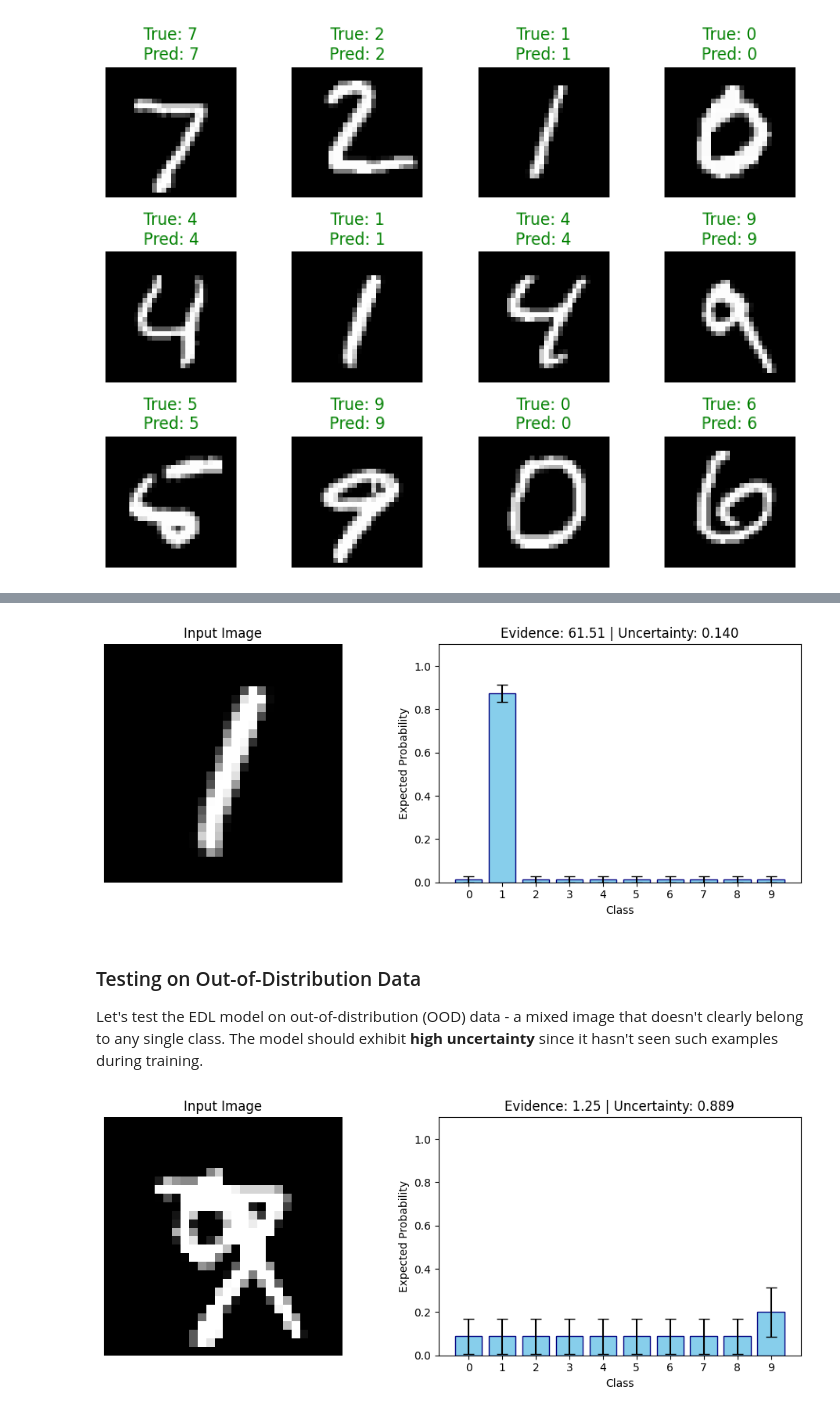
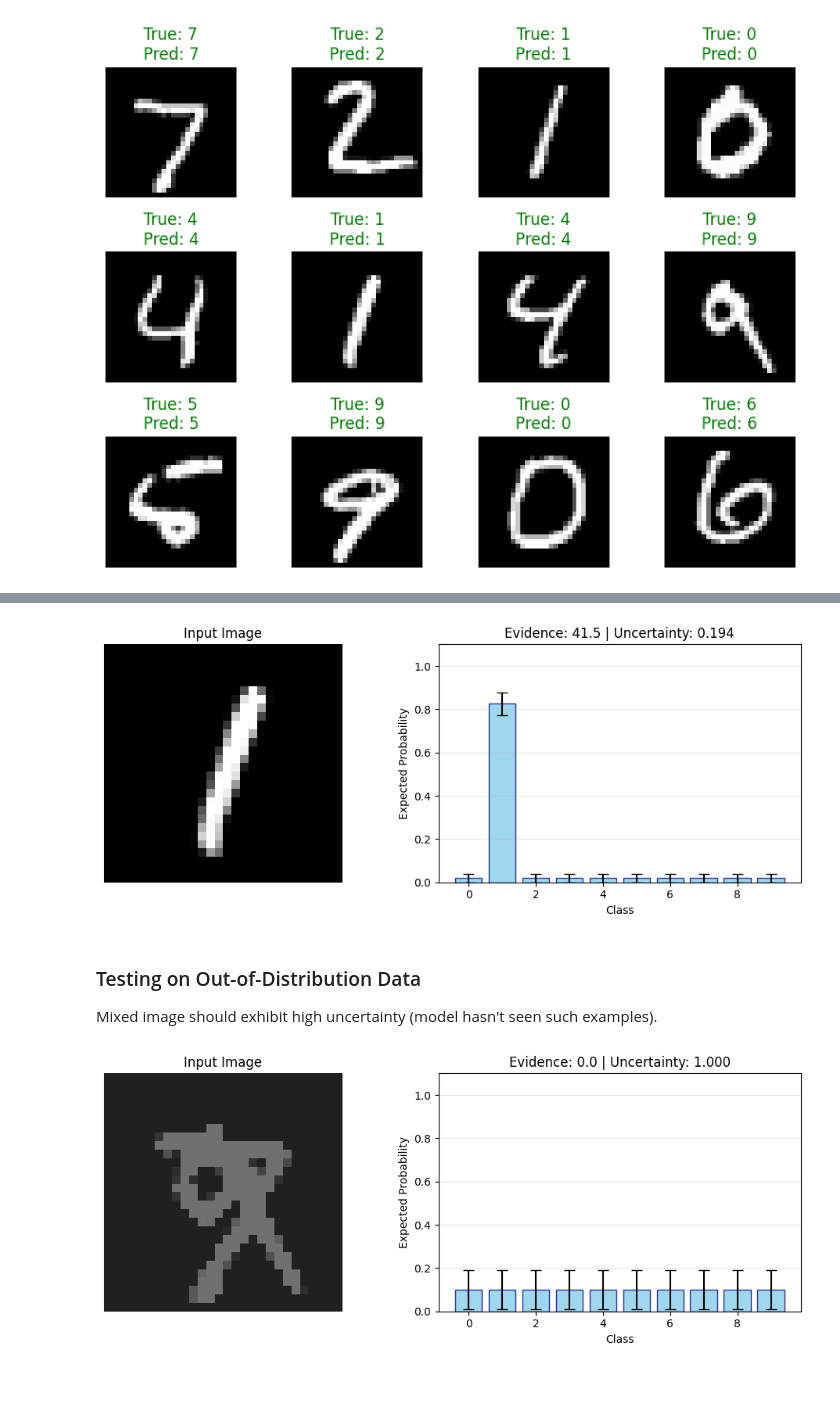
Before and after one commit to nimalu/evidential-deep-learning, a Jupyter notebook: mnist-edl.ipynb, the cells around one changed output, grey strips where cells are left out. Cells and saved outputs as stored; diff of their text form; code cells hidden in the pictures; blank space fills up the shorter version.

```diff
--- a/mnist-edl.ipynb
+++ b/mnist-edl.ipynb
@@ -442,49 +331,48 @@ For in-distribution examples (like MNIST digits), the model should have:
 # %%
-def plot_probs(outputs, img):
-    # 1. Convert raw outputs to Dirichlet parameters
+def plot_edl_probs(outputs: torch.Tensor, img: torch.Tensor):
+    """Visualize EDL predictions with uncertainty."""
     evidence = F.softplus(outputs)
-    alpha = evidence + 1
-    S = torch.sum(alpha, dim=0, keepdim=True)
+    alpha = evidence + 1.0
+    S = torch.sum(alpha)
 
-    # 2. Compute Mean (Expected Probabilities)
-    probs = (alpha / S).squeeze().detach().cpu().numpy()
+    probs = (alpha / S).detach().cpu().numpy()
+    variance = (alpha * (S - alpha)) / (S ** 2 * (S + 1))
+    std_dev = torch.sqrt(variance).detach().cpu().numpy()
 
-    # 3. Compute Variance and Standard Deviation for error bars
-    # Var = [alpha * (S - alpha)] / [S^2 * (S + 1)]
-    variance = (alpha * (S - alpha)) / (S**2 * (S + 1))
-    std_dev = torch.sqrt(variance).squeeze().detach().cpu().numpy()
+    uncertainty = NUM_CLASSES / S.item()
+    total_evidence = S.item() - NUM_CLASSES
 
-    # 4. Plotting
     fig, axs = plt.subplots(1, 2, figsize=(10, 4))
 
-    axs[0].imshow(img.reshape(28, 28), cmap="gray")
+    img_display = img.reshape(28, 28).cpu() * MNIST_STD + MNIST_MEAN
+    axs[0].imshow(img_display, cmap="gray", vmin=0, vmax=1)
     axs[0].set_title("Input Image")
     axs[0].axis("off")
 
-    classes = range(len(probs))
-    axs[1].bar(classes, probs, yerr=std_dev, capsize=5, color='skyblue', edgecolor='navy')
-    axs[1].set_xticks(classes)
+    axs[1].bar(range(len(probs)), probs, yerr=std_dev, capsize=5,
+               color='skyblue', edgecolor='navy', alpha=0.8)
     axs[1].set_xlabel("Class")
     axs[1].set_ylabel("Expected Probability")
-    axs[1].set_ylim(0, 1.1) # Extra space for error bars
-    total_evidence = S.item() - len(probs)
-    axs[1].set_title(f"Evidence: {total_evidence:.2f} | Uncertainty: {len(probs)/S.item():.3f}")
+    axs[1].set_ylim(0, 1.1)
+    axs[1].set_title(f"Evidence: {total_evidence:.1f} | Uncertainty: {uncertainty:.3f}")
+    axs[1].grid(axis='y', alpha=0.3)
 
     fig.tight_layout()
     return fig, axs
 
 image = images[5]
 outputs = logits[5]
-fig, axs = plot_probs(outputs, image)
+fig, axs = plot_edl_probs(outputs, image)
 # %% [output]
-[figure, old version]
+[figure, new version]
 # %% [markdown]
 ### Testing on Out-of-Distribution Data
 
-Let's test the EDL model on out-of-distribution (OOD) data - a mixed image that doesn't clearly belong to any single class. The model should exhibit **high uncertainty** since it hasn't seen such examples during training.
+Mixed image should exhibit high uncertainty (model hasn't seen such examples).
 # %%
-mix_image = torch.clamp((images[0] + images[7]) / 2, 0, 1)
-outputs = model(mix_image.unsqueeze(0)).detach()[0]
-fig, axs = plot_probs(outputs, mix_image)
+mix_image = torch.clamp((images[0] + images[7]), 0, 1)
+with torch.no_grad():
+    outputs = model(mix_image.unsqueeze(0))[0]
+fig, axs = plot_edl_probs(outputs, mix_image)
 # %% [output]
-[figure, old version]
+[figure, new version]
```
Also changed, not shown: parts of 26 cells of this notebook.
